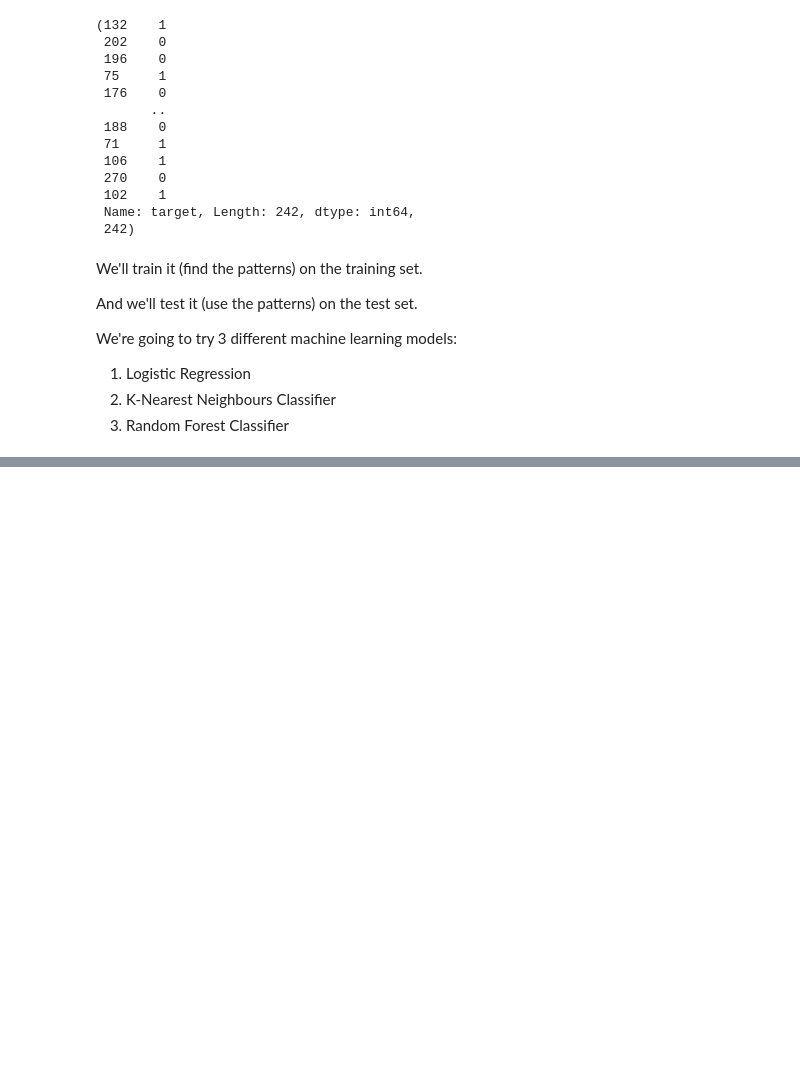
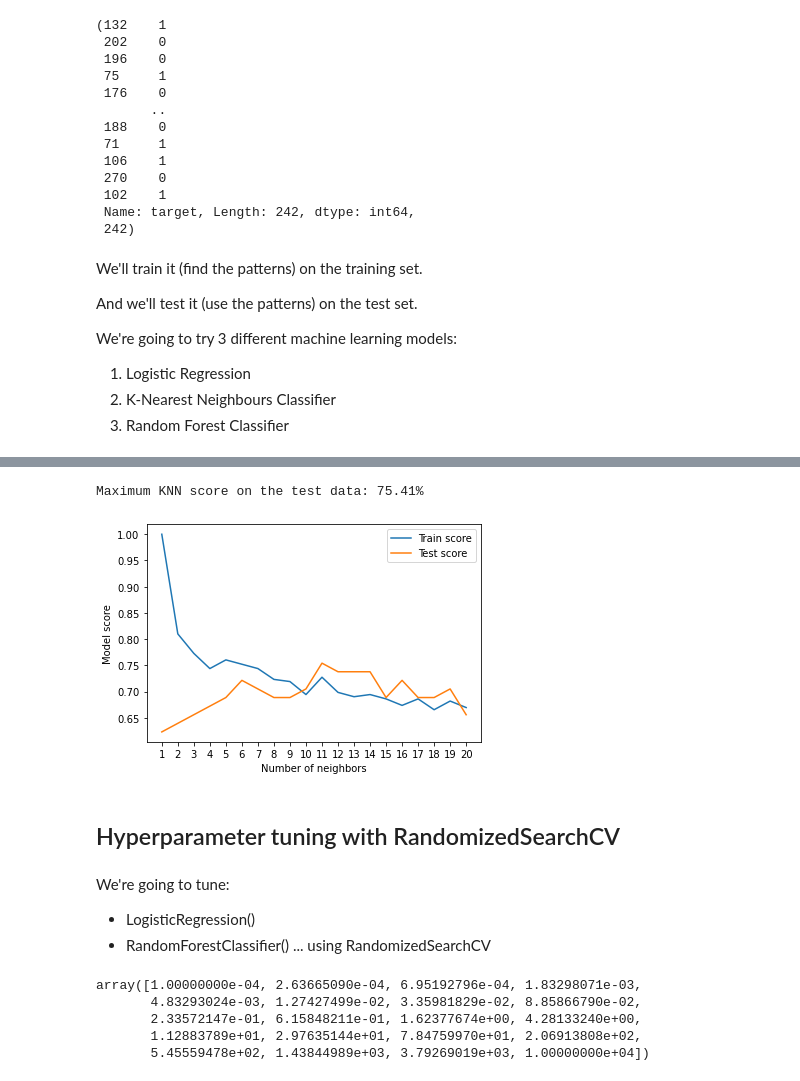
Before and after one commit to GanapriyaS/heart-disease-detection, a Jupyter notebook: heart_disease_prediction.ipynb, the cells around one changed output, grey strips where cells are left out. Saved outputs shown, nothing was run; the diff lists cells and outputs as text; code cells hidden in the pictures; blank space fills up the shorter version.

Commit message:
Tuning Hyperparameters

```diff
--- a/heart_disease_prediction.ipynb
+++ b/heart_disease_prediction.ipynb
@@ -489,0 +506,26 @@ model_compare.T.plot.bar(), model_compare.plot.bar()
+# %%
+ # Let's tune KNN
+
+train_scores = []
+test_scores = []
+
+# Create a list of differnt values for n_neighbors
+neighbors = range(1, 21)
+
+# Setup KNN instance
+knn = KNeighborsClassifier()
+
+# Loop through different n_neighbors
+for i in neighbors:
+    knn.set_params(n_neighbors=i)
+
+    # Fit the algorithm
+    knn.fit(X_train, y_train)
+
+    # Update the training scores list
+    train_scores.append(knn.score(X_train, y_train))
+
+    # Update the test scores list
+    test_scores.append(knn.score(X_test, y_test))
+
+train_scores
@@ -489,0 +553,18 @@ model_compare.T.plot.bar(), model_compare.plot.bar()
+# %%
+plt.plot(neighbors, train_scores, label="Train score")
+plt.plot(neighbors, test_scores, label="Test score")
+plt.xticks(np.arange(1, 21, 1))
+plt.xlabel("Number of neighbors")
+plt.ylabel("Model score")
+plt.legend()
+
+print(f"Maximum KNN score on the test data: {max(test_scores)*100:.2f}%")
+# %% [output]
+Maximum KNN score on the test data: 75.41%
+[figure, added]
+# %% [markdown]
+ ## Hyperparameter tuning with RandomizedSearchCV
+# %% [markdown]
+We're going to tune:
+* LogisticRegression()
+* RandomForestClassifier() ... using RandomizedSearchCV
@@ -489,0 +574,8 @@ model_compare.T.plot.bar(), model_compare.plot.bar()
+# %%
+np.logspace(-4, 4, 20)
+# %% [output]
+array([1.00000000e-04, 2.63665090e-04, 6.95192796e-04, 1.83298071e-03,
+       4.83293024e-03, 1.27427499e-02, 3.35981829e-02, 8.85866790e-02,
+       2.33572147e-01, 6.15848211e-01, 1.62377674e+00, 4.28133240e+00,
+       1.12883789e+01, 2.97635144e+01, 7.84759970e+01, 2.06913808e+02,
+       5.45559478e+02, 1.43844989e+03, 3.79269019e+03, 1.00000000e+04])
```
Also changed, not shown: parts of 22 cells of this notebook.
